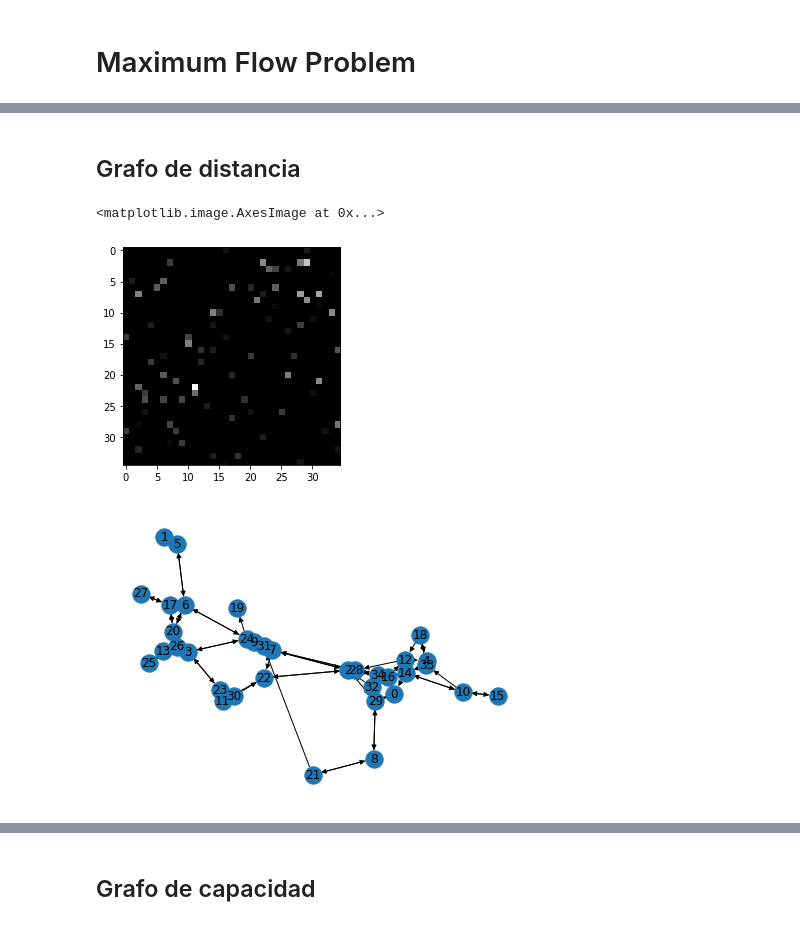
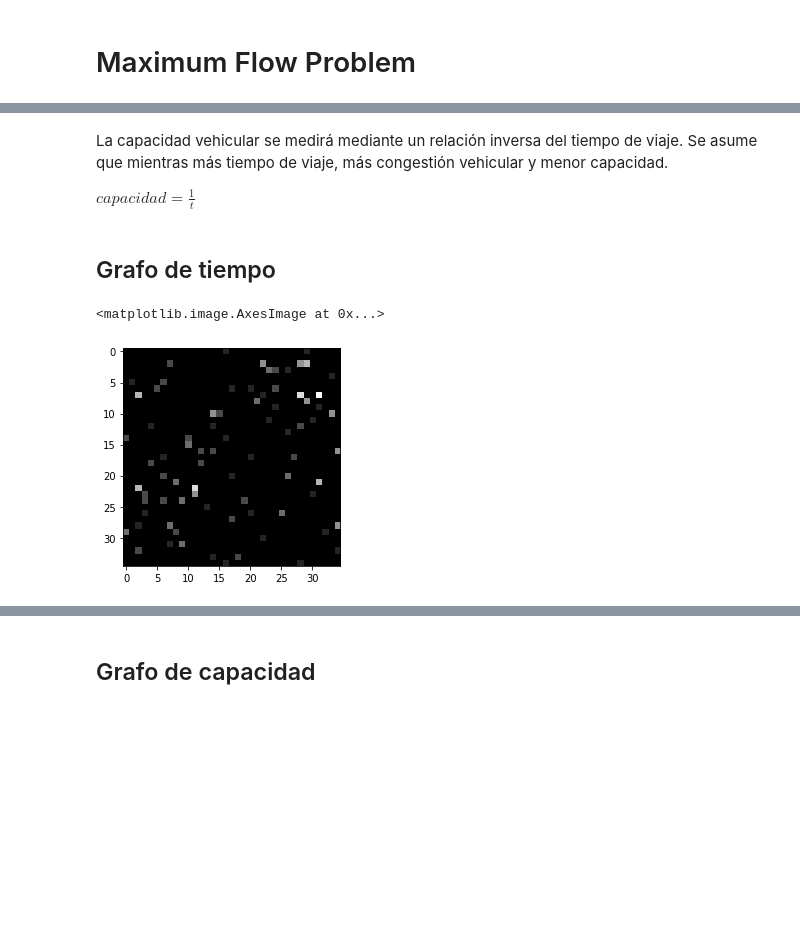
Before and after one commit to danielTeniente/proyecto_capstone, a Jupyter notebook: grafo_sector/Tema_8.ipynb, the cells around one changed output, grey strips where cells are left out. Saved outputs shown, nothing was run; the diff lists cells and outputs as text; code cells hidden in the pictures; blank space fills up the shorter version.

Commit message:
Maximum flow problem visual

```diff
--- a/grafo_sector/Tema_8.ipynb
+++ b/grafo_sector/Tema_8.ipynb
@@ -12,3 +3,7 @@ distancia/longitud
+# %% [markdown]
+La capacidad vehicular se medirá mediante un relación inversa del tiempo de viaje. Se asume que mientras más tiempo de viaje, más congestión vehicular y menor capacidad.
+
+$capacidad = \frac{1}{t}$
 # %%
 import pandas as pd
 import pickle
@@ -18,12 +14,12 @@ import networkx as nx
 # %% [markdown]
-## Grafo de distancia
+## Grafo de tiempo
 # %%
-distance_point = pd.read_csv('distance_matrix.csv')
+time_data = pd.read_csv('time_matrix.csv')
 # %%
-distance_matrix = distance_point.iloc[:,1:].values
+time_matrix = time_data.iloc[:,1:].values
 # %%
-plt.imshow(distance_matrix,'gray')
+plt.imshow(time_matrix,'gray')
 # %% [output]
 <matplotlib.image.AxesImage at 0x...>
-[figure, old version]
+[figure, new version]
 # %%
@@ -31,4 +26,0 @@ distance_graph = nx.DiGraph(distance_matrix)
-# %%
-nx.draw_kamada_kawai(distance_graph,labels = lab_dict,with_labels=True)
-# %% [output]
-[figure, removed]
```
Also changed, not shown: parts of 23 cells of this notebook, 3 other files.
